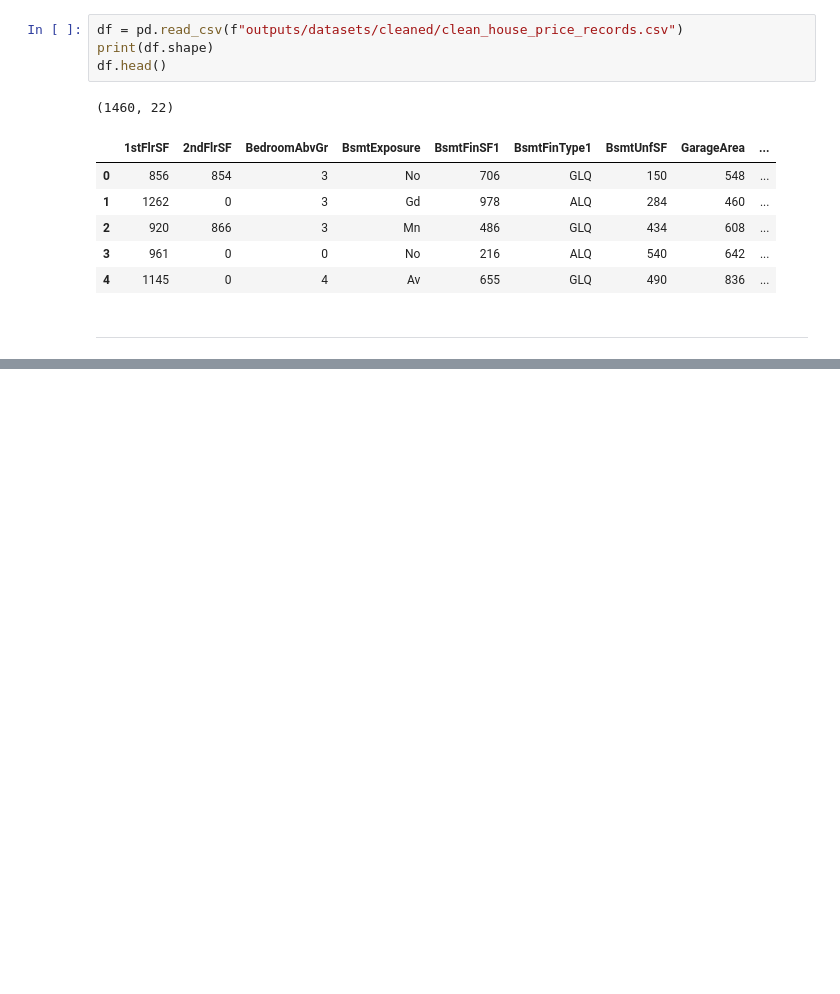
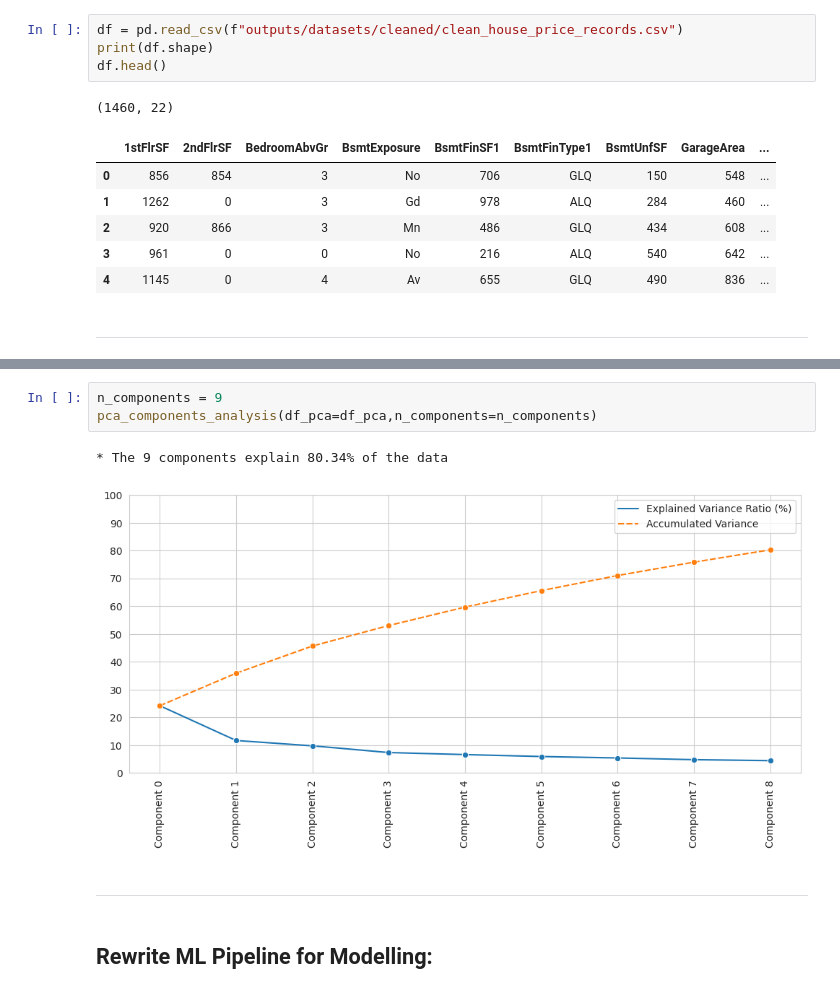
Before and after one commit to Vasi012/PP5-Predictive-Analysis, a Jupyter notebook: jupyter_notebooks/05_predict_sale_price.ipynb, the cells around one changed output, grey strips where cells are left out. Drawn from its saved outputs; the diff is of its cells as text; blank space fills up the shorter version.

```diff
--- a/jupyter_notebooks/05_predict_sale_price.ipynb
+++ b/jupyter_notebooks/05_predict_sale_price.ipynb
@@ -91,0 +524,10 @@ ___
+# %%
+n_components = 9
+pca_components_analysis(df_pca=df_pca,n_components=n_components)
+# %% [output]
+* The 9 components explain 80.34% of the data
+[figure, added]
+# %% [markdown]
+___
+# %% [markdown]
+## Rewrite ML Pipeline for Modelling:
```
Also changed, not shown: parts of 113 cells of this notebook, 8 other files.
